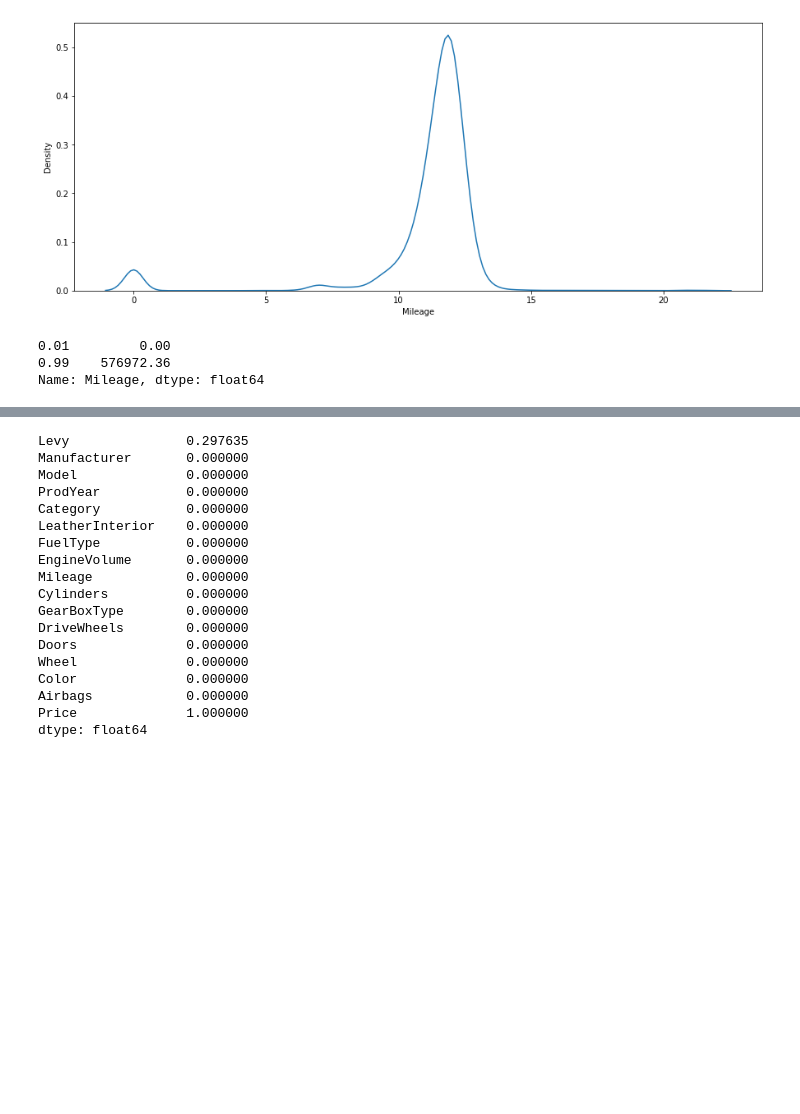
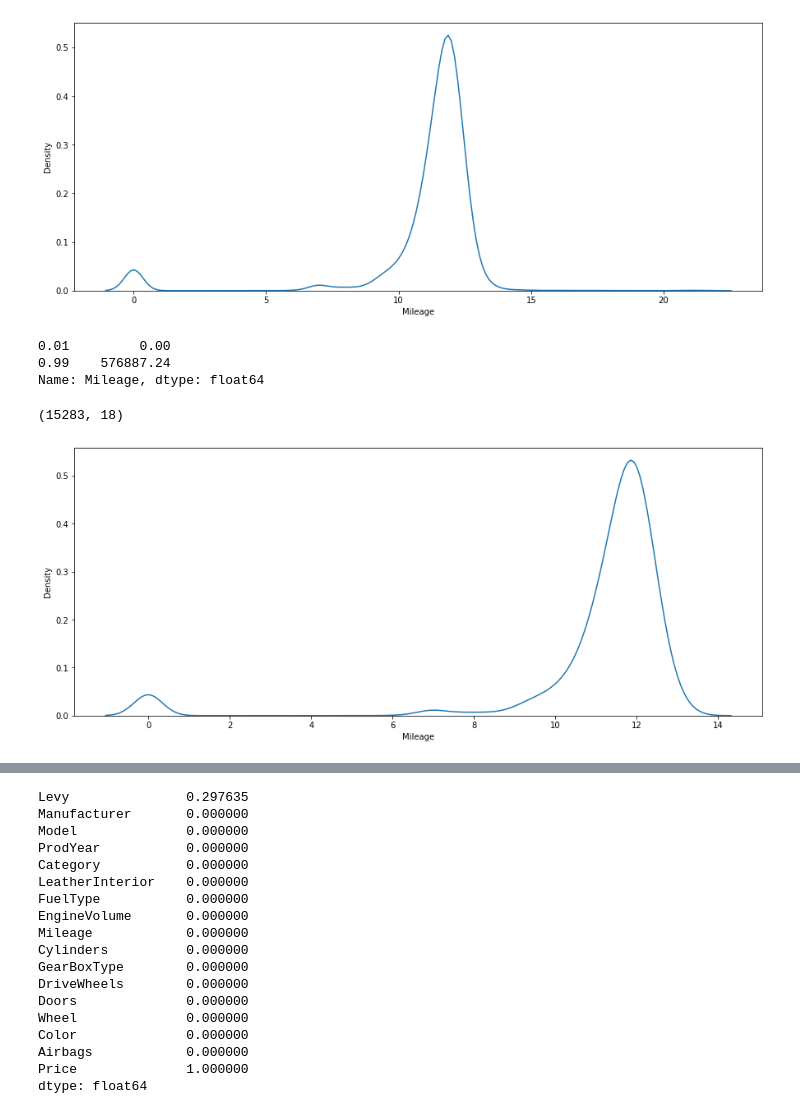
Before and after one commit to lalitupdhya/usedCarPricePrediction, a Jupyter notebook: usedCarsPrediction.ipynb, the cells around one changed output, grey strips where cells are left out. Saved outputs shown, nothing was run; the diff lists cells and outputs as text; code cells hidden in the pictures; blank space fills up the shorter version.

Commit message:
Processed few more columns by removing outliers

```diff
--- a/usedCarsPrediction.ipynb
+++ b/usedCarsPrediction.ipynb
@@ -324,6 +323,8 @@ array(['LINCOLN', 'GMC', 'CITROEN', 'SCION', 'GAZ', 'ISUZU', 'MASERATI',
        'MERCURY', 'ALFA ROMEO', 'UAZ', 'ROVER', 'HUMMER', 'სხვა', 'SEAT',
        'SAAB', 'HAVAL', 'LANCIA', 'BENTLEY', 'FERRARI', 'LAMBORGHINI',
        'PONTIAC', 'SATURN', 'ASTON MARTIN', 'GREATWALL'], dtype=object)
+# %%
+train_df = train_df[~train_df.Manufacturer.isin(dropManufacturer)]
 # %%
 #Fuel type
 #We can combine hybrid and PlugIn Hybris. another group can be made of LPG, CNG and Hydrogen
@@ -347,9 +348,22 @@ sns.kdeplot(np.log1p(train_df.Mileage));
 # %% [output]
 [figure]
 # %%
-#check the outliers of Mileage
+#check the outliers of Mileage, Removing Mileage greater than or equal to 576972
 train_df.Mileage.quantile([0.01, 0.99])
 # %% [output]
 0.01         0.00
-0.99    576972.36
+0.99    576887.24
 Name: Mileage, dtype: float64
+# %%
+#After removing  outliers from Mileage
+train_df = train_df[train_df.Mileage<576972]
+train_df.shape
+# %% [output]
+(15283, 18)
+# %%
+#log transformation of Mileage after removing outliers from the right end
+#We msut trat 0 values of Mileage column before removing outliers from the left end, else we will lose data
+plt.figure(figsize=(15,6))
+sns.kdeplot(np.log1p(train_df.Mileage));
+# %% [output]
+[figure, added]
```
Also changed, not shown: parts of 9 cells of this notebook.
